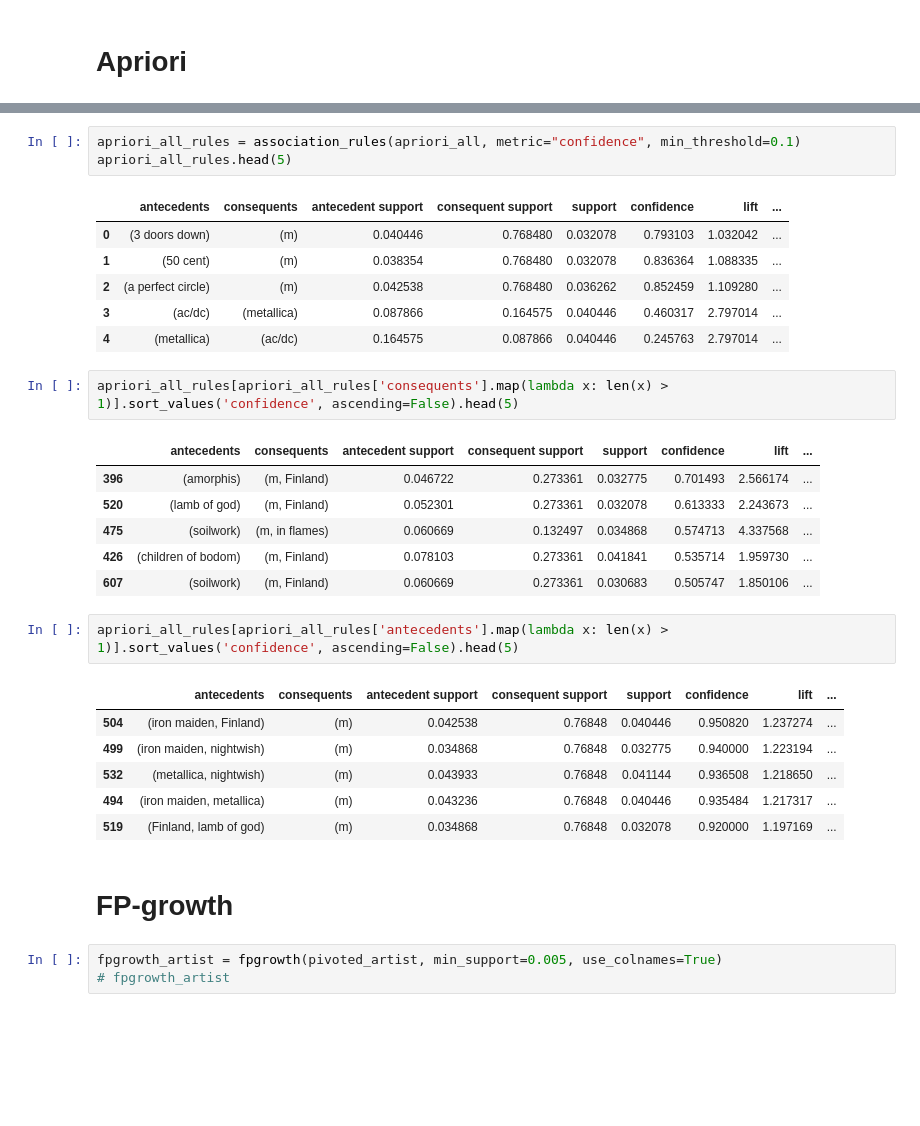
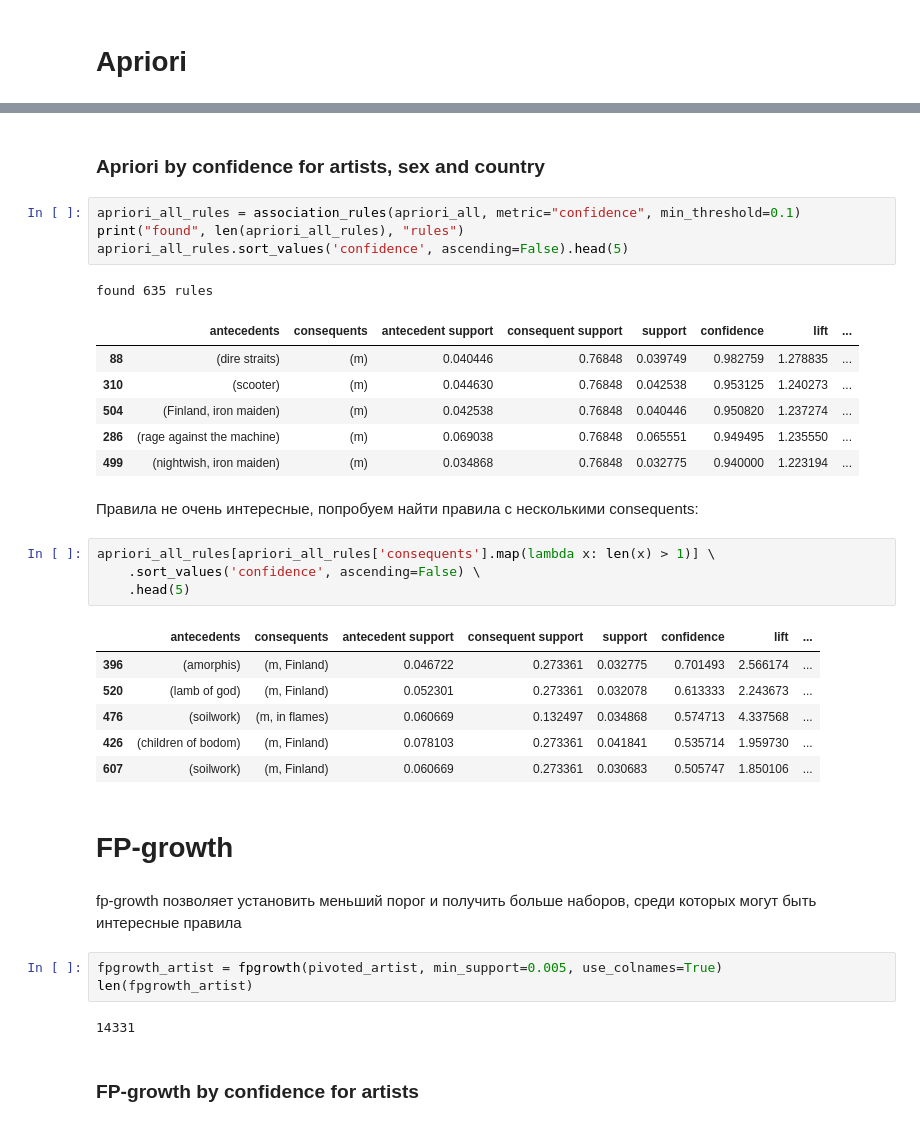
Before and after one commit to Donutellko/IAD, a Jupyter notebook: HW_2/LastFM-mining.ipynb, the cells around one changed output, grey strips where cells are left out. Saved outputs shown, nothing was run; the diff lists cells and outputs as text; blank space fills up the shorter version.

```diff
--- a/HW_2/LastFM-mining.ipynb
+++ b/HW_2/LastFM-mining.ipynb
@@ -165,38 +217,43 @@ apriori_all
 | 549 | 0.034868 | (m, Finland, the offspring) |
 550 rows × 2 columns
+# %% [markdown]
+### Apriori by confidence for artists, sex and country
 # %%
 apriori_all_rules = association_rules(apriori_all, metric="confidence", min_threshold=0.1)
-apriori_all_rules.head(5)
+print("found", len(apriori_all_rules), "rules")
+apriori_all_rules.sort_values('confidence', ascending=False).head(5)
 # %% [output]
+found 635 rules
 |  | antecedents | consequents | antecedent support | consequent support | support | confidence | lift | ... |
-| 0 | (3 doors down) | (m) | 0.040446 | 0.768480 | 0.032078 | 0.793103 | 1.032042 | ... |
-| 1 | (50 cent) | (m) | 0.038354 | 0.768480 | 0.032078 | 0.836364 | 1.088335 | ... |
-| 2 | (a perfect circle) | (m) | 0.042538 | 0.768480 | 0.036262 | 0.852459 | 1.109280 | ... |
-| 3 | (ac/dc) | (metallica) | 0.087866 | 0.164575 | 0.040446 | 0.460317 | 2.797014 | ... |
-| 4 | (metallica) | (ac/dc) | 0.164575 | 0.087866 | 0.040446 | 0.245763 | 2.797014 | ... |
+| 88 | (dire straits) | (m) | 0.040446 | 0.76848 | 0.039749 | 0.982759 | 1.278835 | ... |
+| 310 | (scooter) | (m) | 0.044630 | 0.76848 | 0.042538 | 0.953125 | 1.240273 | ... |
+| 504 | (Finland, iron maiden) | (m) | 0.042538 | 0.76848 | 0.040446 | 0.950820 | 1.237274 | ... |
+| 286 | (rage against the machine) | (m) | 0.069038 | 0.76848 | 0.065551 | 0.949495 | 1.235550 | ... |
+| 499 | (nightwish, iron maiden) | (m) | 0.034868 | 0.76848 | 0.032775 | 0.940000 | 1.223194 | ... |
+# %% [markdown]
+Правила не очень интересные, попробуем найти правила с несколькими consequents:
 # %%
-apriori_all_rules[apriori_all_rules['consequents'].map(lambda x: len(x) > 1)].sort_values('confidence', ascending=False).head(5)
+apriori_all_rules[apriori_all_rules['consequents'].map(lambda x: len(x) > 1)] \
+    .sort_values('confidence', ascending=False) \
+    .head(5)
 # %% [output]
 |  | antecedents | consequents | antecedent support | consequent support | support | confidence | lift | ... |
 | 396 | (amorphis) | (m, Finland) | 0.046722 | 0.273361 | 0.032775 | 0.701493 | 2.566174 | ... |
 | 520 | (lamb of god) | (m, Finland) | 0.052301 | 0.273361 | 0.032078 | 0.613333 | 2.243673 | ... |
-| 475 | (soilwork) | (m, in flames) | 0.060669 | 0.132497 | 0.034868 | 0.574713 | 4.337568 | ... |
+| 476 | (soilwork) | (m, in flames) | 0.060669 | 0.132497 | 0.034868 | 0.574713 | 4.337568 | ... |
 | 426 | (children of bodom) | (m, Finland) | 0.078103 | 0.273361 | 0.041841 | 0.535714 | 1.959730 | ... |
 | 607 | (soilwork) | (m, Finland) | 0.060669 | 0.273361 | 0.030683 | 0.505747 | 1.850106 | ... |
-# %%
-apriori_all_rules[apriori_all_rules['antecedents'].map(lambda x: len(x) > 1)].sort_values('confidence', ascending=False).head(5)
-# %% [output]
-|  | antecedents | consequents | antecedent support | consequent support | support | confidence | lift | ... |
-| 504 | (iron maiden, Finland) | (m) | 0.042538 | 0.76848 | 0.040446 | 0.950820 | 1.237274 | ... |
-| 499 | (iron maiden, nightwish) | (m) | 0.034868 | 0.76848 | 0.032775 | 0.940000 | 1.223194 | ... |
-| 532 | (metallica, nightwish) | (m) | 0.043933 | 0.76848 | 0.041144 | 0.936508 | 1.218650 | ... |
-| 494 | (iron maiden, metallica) | (m) | 0.043236 | 0.76848 | 0.040446 | 0.935484 | 1.217317 | ... |
-| 519 | (Finland, lamb of god) | (m) | 0.034868 | 0.76848 | 0.032078 | 0.920000 | 1.197169 | ... |
 # %% [markdown]
 # FP-growth
+# %% [markdown]
+fp-growth позволяет установить меньший порог и получить больше наборов, среди которых могут быть интересные правила
 # %%
 fpgrowth_artist = fpgrowth(pivoted_artist, min_support=0.005, use_colnames=True)
-# fpgrowth_artist
+len(fpgrowth_artist)
+# %% [output]
+14331
+# %% [markdown]
+### FP-growth by confidence for artists
 # %%
 fpgrowth_artist_rules = association_rules(fpgrowth_artist, metric="confidence", min_threshold=0.8)
 fpgrowth_artist_rules.sort_values('support', ascending=False).head(10)
```
Also changed, not shown: parts of 20 cells of this notebook.
